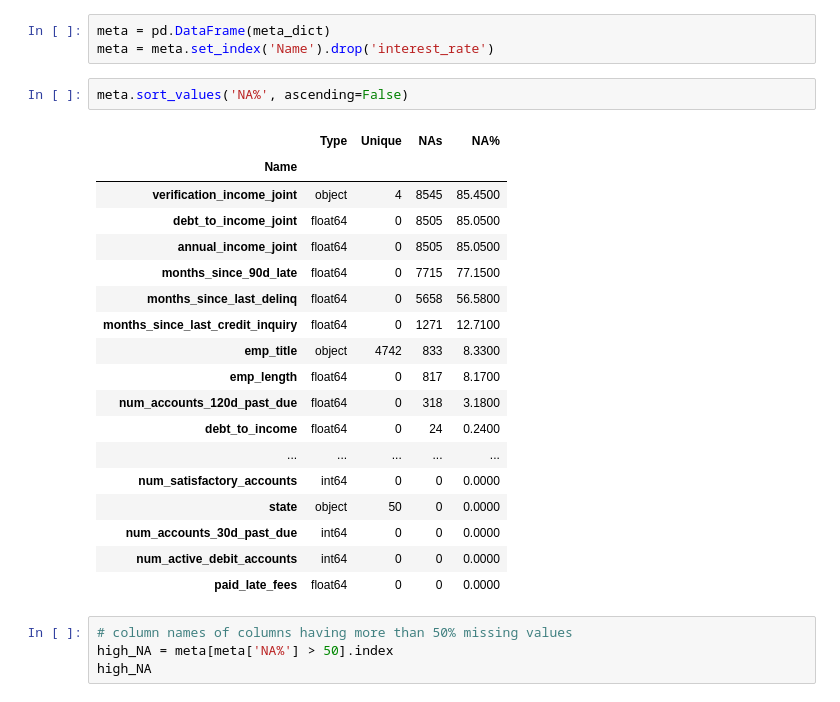
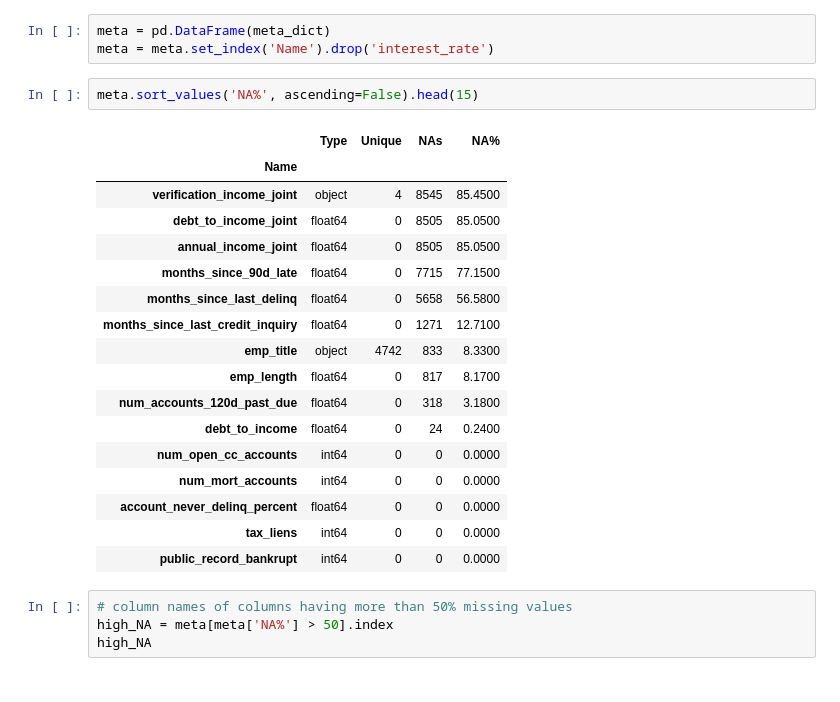
Before and after one commit to danielliu99/stout, a Jupyter notebook: Ri_Liu_Case_Study_1.ipynb, the cells around one changed output. Cells and saved outputs as stored; diff of their text form.

```diff
--- a/Ri_Liu_Case_Study_1.ipynb
+++ b/Ri_Liu_Case_Study_1.ipynb
@@ -52,26 +51,25 @@ for col in data.columns:
 meta = pd.DataFrame(meta_dict)
 meta = meta.set_index('Name').drop('interest_rate')
 # %%
-meta.sort_values('NA%', ascending=False)
+meta.sort_values('NA%', ascending=False).head(15)
 # %% [output]
 |  | Type | Unique | NAs | NA% |
 | Name |  |  |  |  |
 | verification_income_joint | object | 4 | 8545 | 85.4500 |
 | debt_to_income_joint | float64 | 0 | 8505 | 85.0500 |
 | annual_income_joint | float64 | 0 | 8505 | 85.0500 |
 | months_since_90d_late | float64 | 0 | 7715 | 77.1500 |
 | months_since_last_delinq | float64 | 0 | 5658 | 56.5800 |
 | months_since_last_credit_inquiry | float64 | 0 | 1271 | 12.7100 |
 | emp_title | object | 4742 | 833 | 8.3300 |
 | emp_length | float64 | 0 | 817 | 8.1700 |
 | num_accounts_120d_past_due | float64 | 0 | 318 | 3.1800 |
 | debt_to_income | float64 | 0 | 24 | 0.2400 |
-| ... | ... | ... | ... | ... |
-| num_satisfactory_accounts | int64 | 0 | 0 | 0.0000 |
-| state | object | 50 | 0 | 0.0000 |
-| num_accounts_30d_past_due | int64 | 0 | 0 | 0.0000 |
-| num_active_debit_accounts | int64 | 0 | 0 | 0.0000 |
-| paid_late_fees | float64 | 0 | 0 | 0.0000 |
+| num_open_cc_accounts | int64 | 0 | 0 | 0.0000 |
+| num_mort_accounts | int64 | 0 | 0 | 0.0000 |
+| account_never_delinq_percent | float64 | 0 | 0 | 0.0000 |
+| tax_liens | int64 | 0 | 0 | 0.0000 |
+| public_record_bankrupt | int64 | 0 | 0 | 0.0000 |
 # %%
 # column names of columns having more than 50% missing values
 high_NA = meta[meta['NA%'] > 50].index
```
Also changed, not shown: parts of 37 cells of this notebook.
